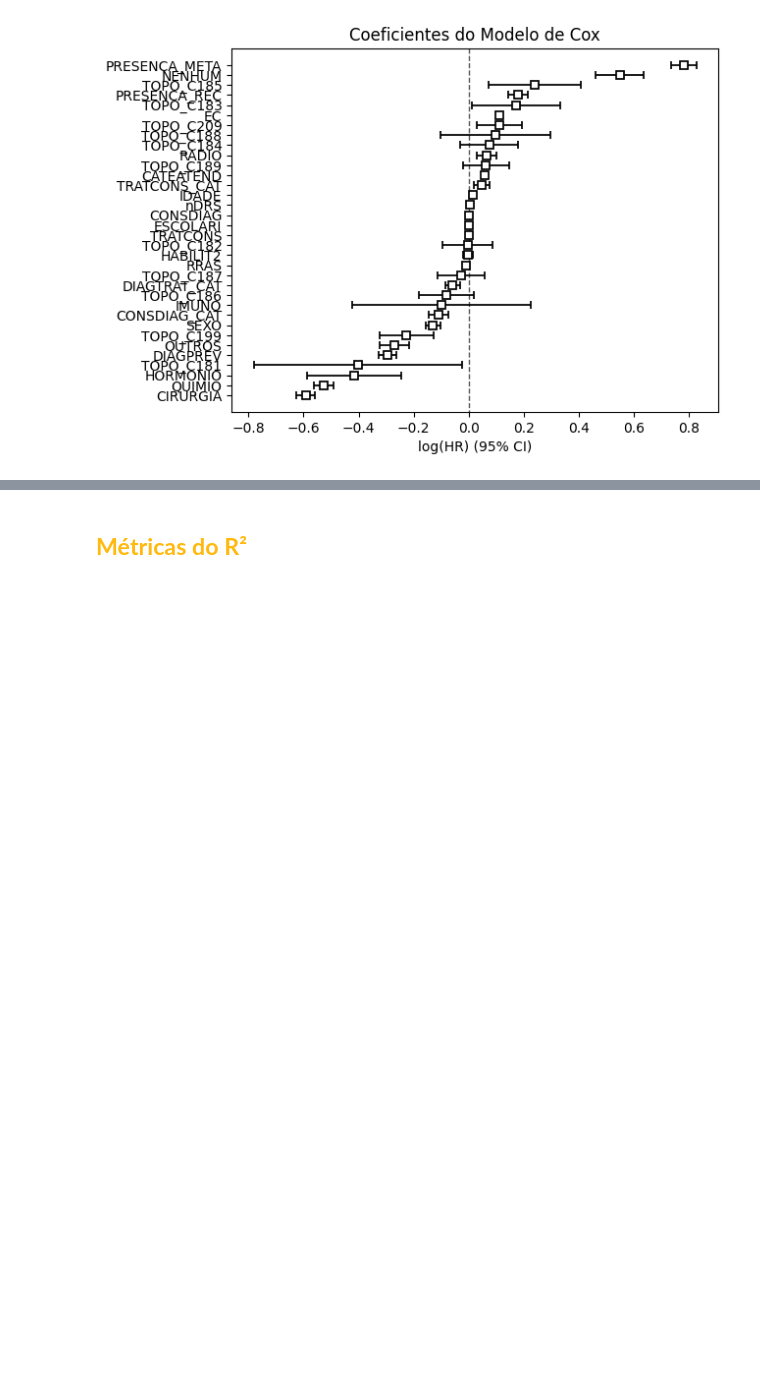
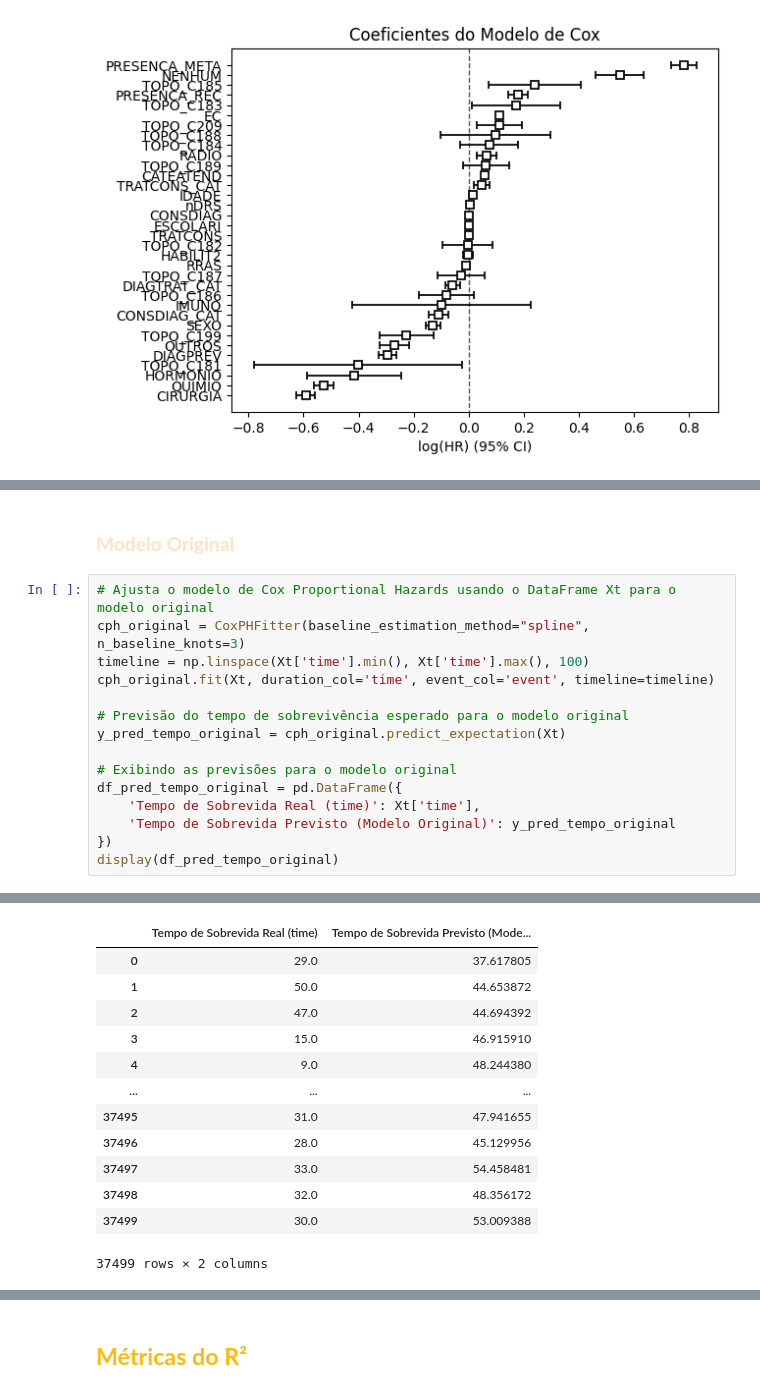
Before and after one commit to JoaoVitorSesma/Predicao-da-Sobrevida-em-Pacientes-com-Cancer-Colorretal-IC, a Jupyter notebook: Predição_da_Sobrevida_em_Pacientes_com_Câncer_Colorretal_COX.ipynb, the cells around one changed output, grey strips where cells are left out. Drawn from its saved outputs; the diff is of its cells as text; blank space fills up the shorter version.

```diff
--- a/Predição_da_Sobrevida_em_Pacientes_com_Câncer_Colorretal_COX.ipynb
+++ b/Predição_da_Sobrevida_em_Pacientes_com_Câncer_Colorretal_COX.ipynb
@@ -635,0 +651,18 @@ plt.show()
+# %% [markdown]
+### <font color=#FFE4C4>**Modelo Original**
+# %%
+# Ajusta o modelo de Cox Proportional Hazards usando o DataFrame Xt para o modelo original
+cph_original = CoxPHFitter(baseline_estimation_method="spline", n_baseline_knots=3)
+timeline = np.linspace(Xt['time'].min(), Xt['time'].max(), 100)
+cph_original.fit(Xt, duration_col='time', event_col='event', timeline=timeline)
+
+# Previsão do tempo de sobrevivência esperado para o modelo original
+y_pred_tempo_original = cph_original.predict_expectation(Xt)
+
+# Exibindo as previsões para o modelo original
+df_pred_tempo_original = pd.DataFrame({
+    'Tempo de Sobrevida Real (time)': Xt['time'],
+    'Tempo de Sobrevida Previsto (Modelo Original)': y_pred_tempo_original
+})
+display(df_pred_tempo_original)
+# %% [output]
@@ -635,0 +670,13 @@ plt.show()
+|  | Tempo de Sobrevida Real (time) | Tempo de Sobrevida Previsto (Mode... |
+| 0 | 29.0 | 37.617805 |
+| 1 | 50.0 | 44.653872 |
+| 2 | 47.0 | 44.694392 |
+| 3 | 15.0 | 46.915910 |
+| 4 | 9.0 | 48.244380 |
+| ... | ... | ... |
+| 37495 | 31.0 | 47.941655 |
+| 37496 | 28.0 | 45.129956 |
+| 37497 | 33.0 | 54.458481 |
+| 37498 | 32.0 | 48.356172 |
+| 37499 | 30.0 | 53.009388 |
+37499 rows × 2 columns
```
Also changed, not shown: parts of 30 cells of this notebook.
